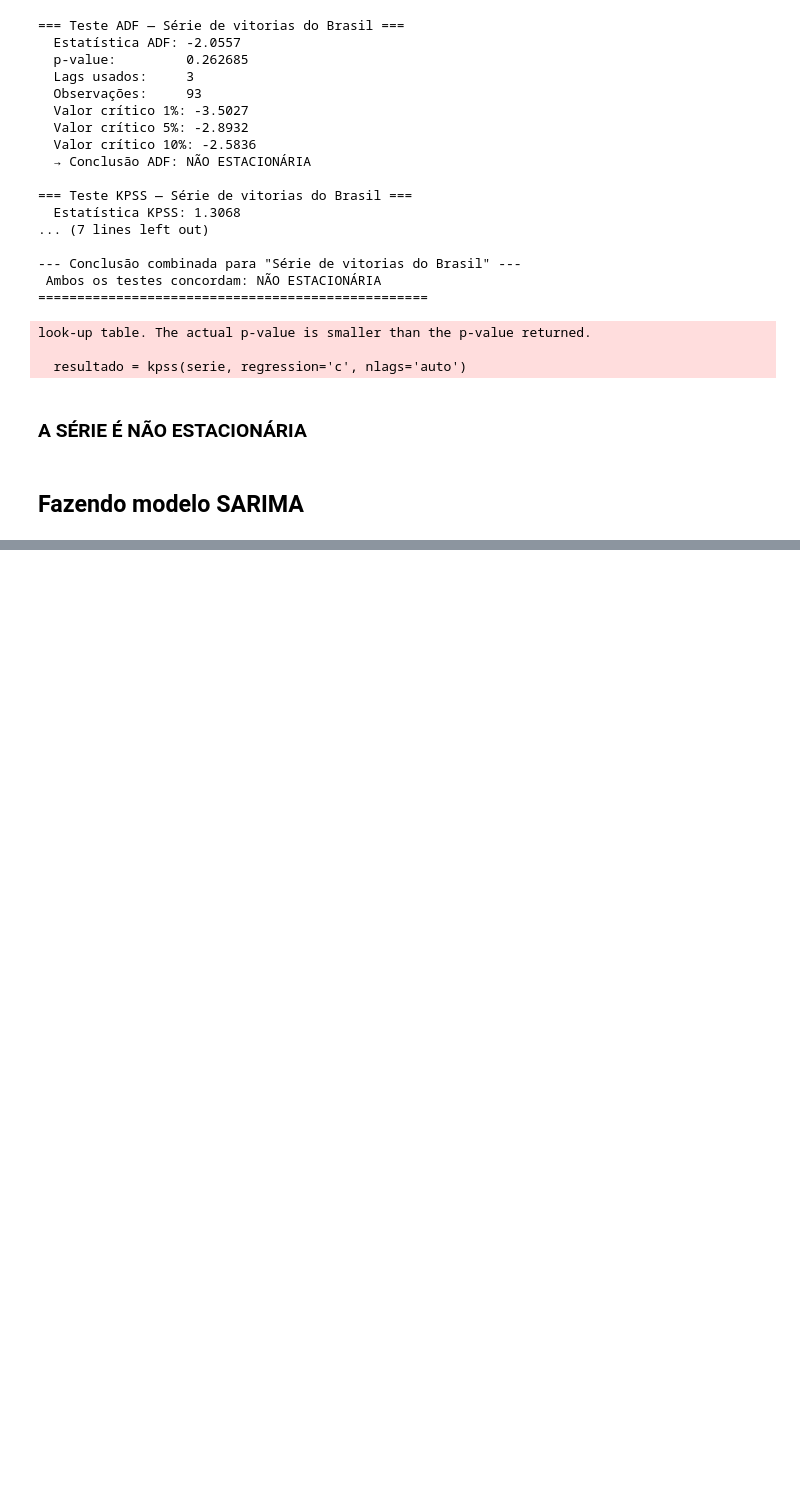
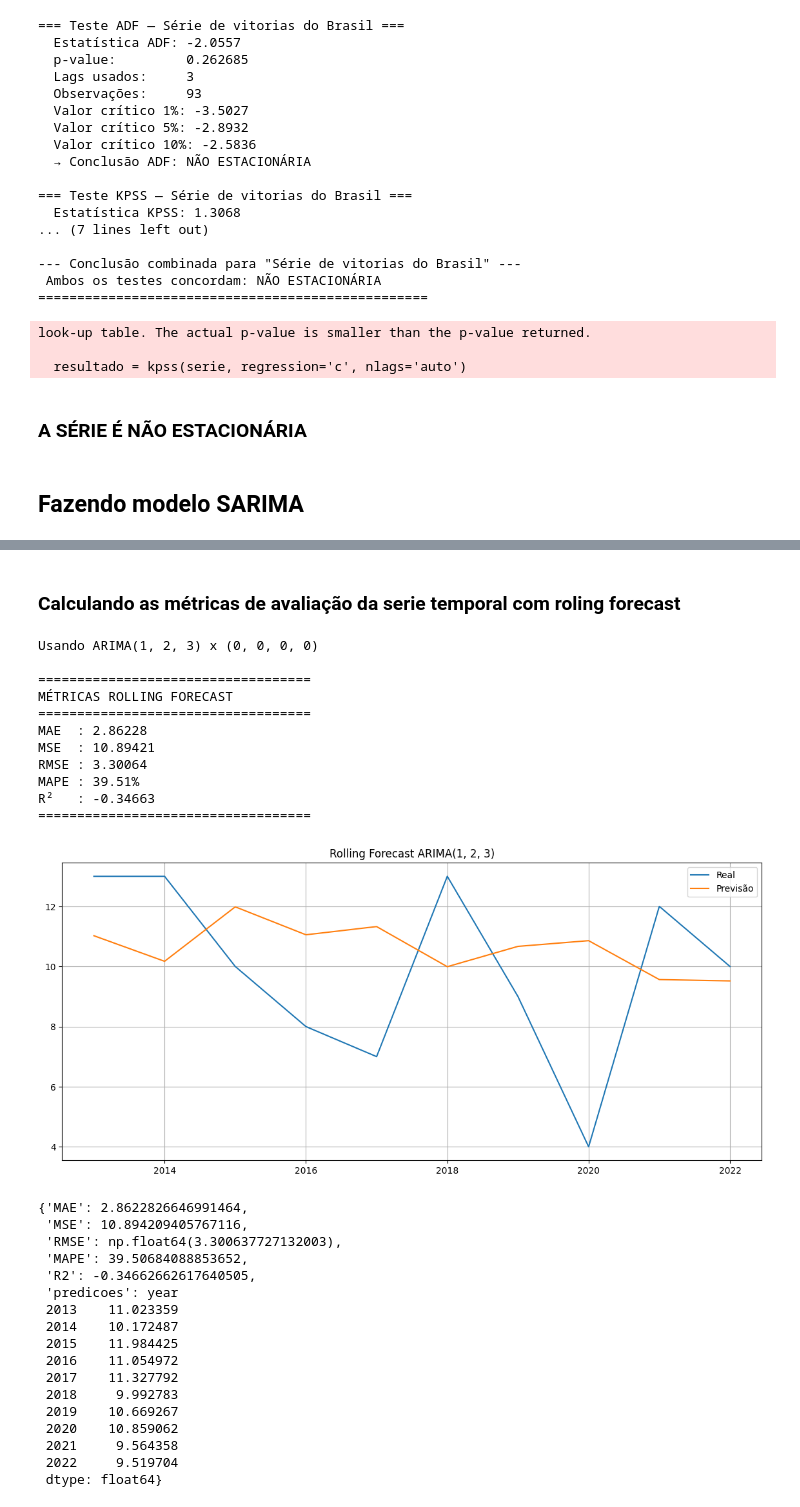
Before and after one commit to Gueguelas/daniel-freitas-barros-junior, a Jupyter notebook: notebook.ipynb, the cells around one changed output, grey strips where cells are left out. Cells and saved outputs as stored; diff of their text form; code cells hidden in the pictures; blank space fills up the shorter version.

```diff
--- a/notebook.ipynb
+++ b/notebook.ipynb
@@ -257,0 +432,2 @@ look-up table. The actual p-value is smaller than the p-value returned.
+# %% [markdown]
+### Calculando as métricas de avaliação da serie temporal com roling forecast
@@ -257,0 +529,32 @@ look-up table. The actual p-value is smaller than the p-value returned.
+# %%
+rolling_forecast_modelo(melhor_modelo_treinado, ytrain, ytest)
+# %% [output]
+Usando ARIMA(1, 2, 3) x (0, 0, 0, 0)
+
+===================================
+MÉTRICAS ROLLING FORECAST
+===================================
+MAE  : 2.86228
+MSE  : 10.89421
+RMSE : 3.30064
+MAPE : 39.51%
+R²   : -0.34663
+===================================
+[figure, added]
+{'MAE': 2.8622826646991464,
+ 'MSE': 10.894209405767116,
+ 'RMSE': np.float64(3.300637727132003),
+ 'MAPE': 39.50684088853652,
+ 'R2': -0.34662662617640505,
+ 'predicoes': year
+ 2013    11.023359
+ 2014    10.172487
+ 2015    11.984425
+ 2016    11.054972
+ 2017    11.327792
+ 2018     9.992783
+ 2019    10.669267
+ 2020    10.859062
+ 2021     9.564358
+ 2022     9.519704
+ dtype: float64}
```
Also changed, not shown: parts of 15 cells of this notebook.
